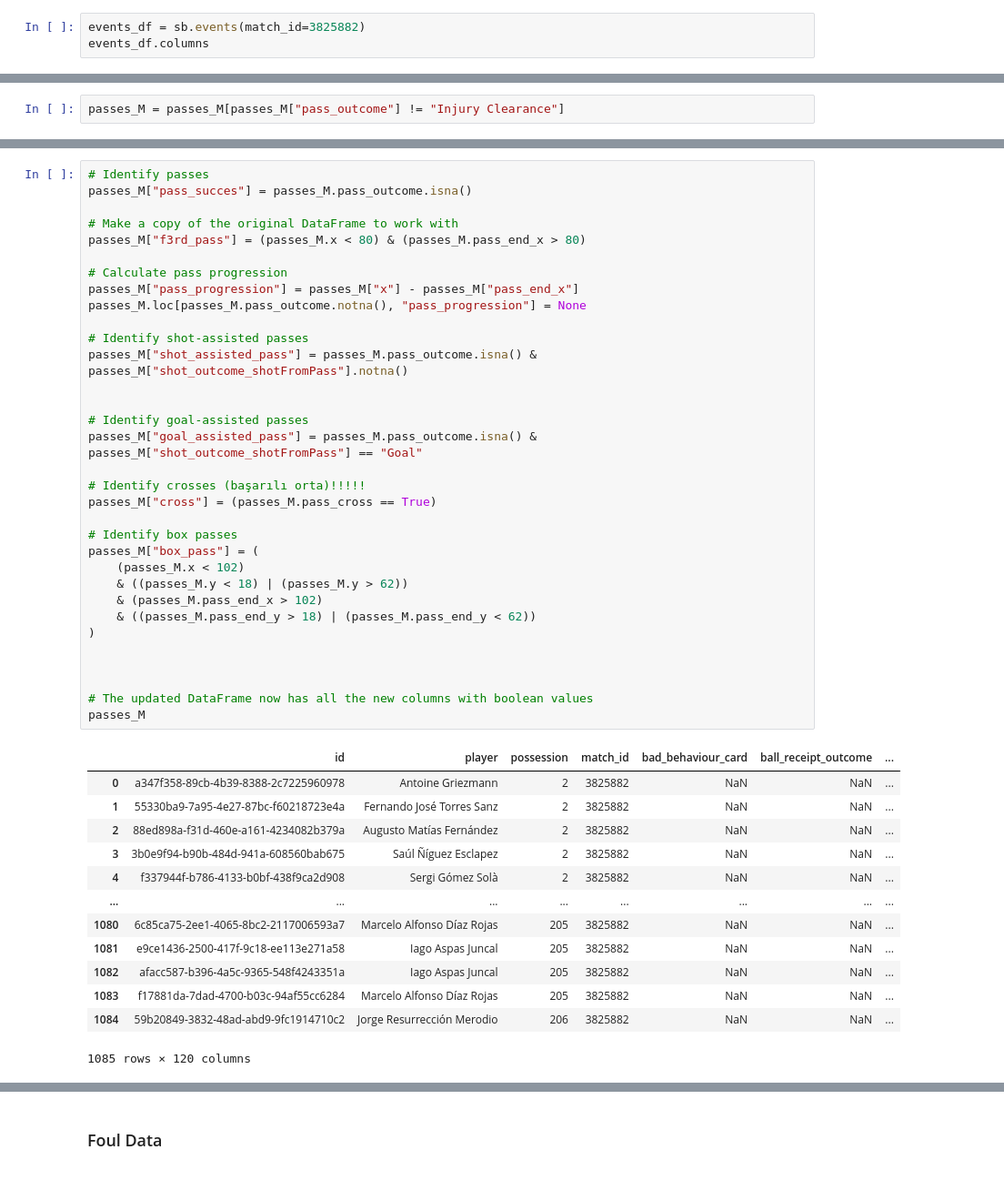
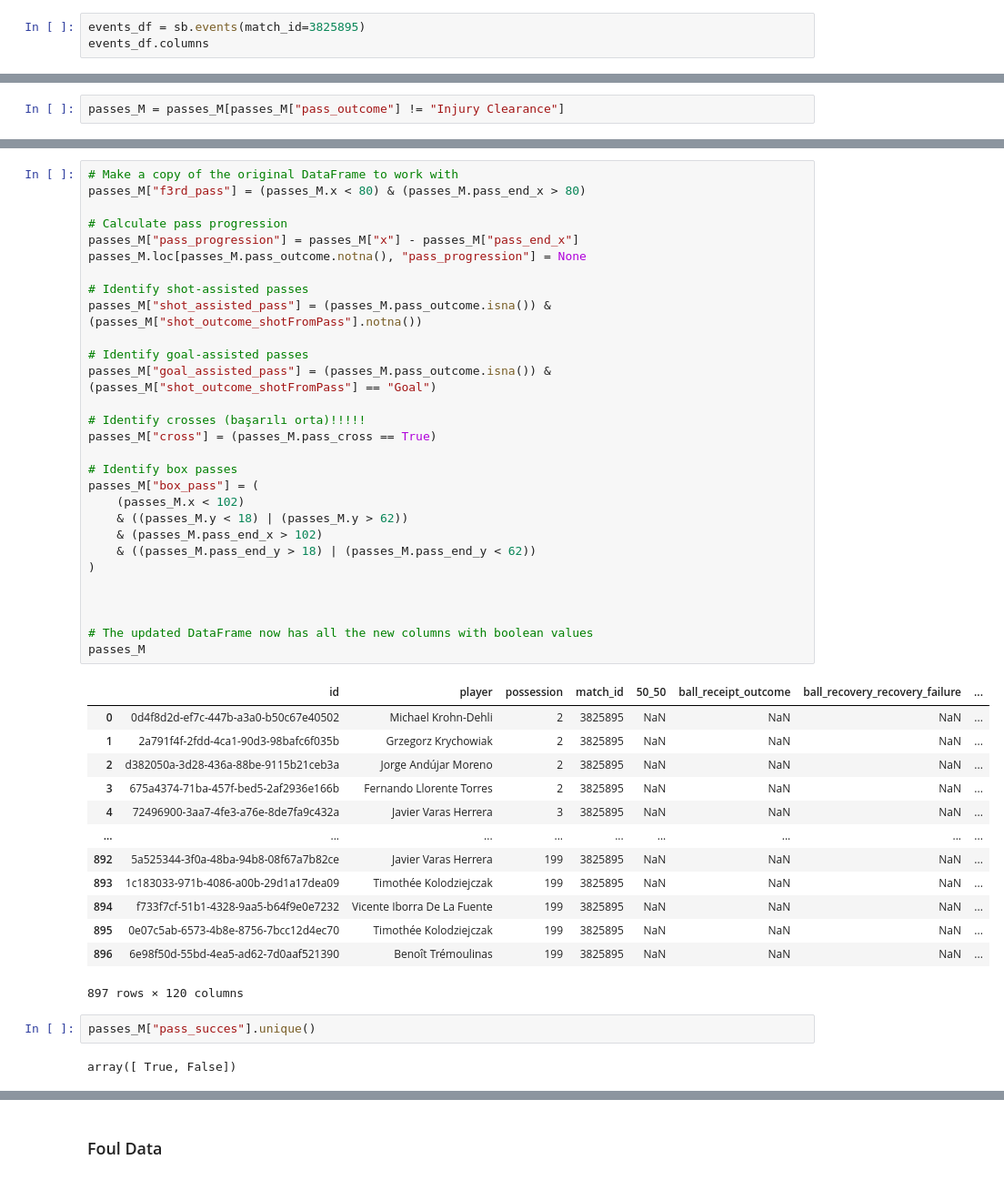
Before and after one commit to emirsglm/Bitirme, a Jupyter notebook: dataprep.ipynb, the cells around one changed output, grey strips where cells are left out. Shown at 91% size. Saved outputs shown, nothing was run; the diff lists cells and outputs as text.

```diff
--- a/dataprep.ipynb
+++ b/dataprep.ipynb
@@ -66,6 +66,6 @@ events_extra_info.head(5)
 | 3 | 3825855 | 2016-05-02 | 20:30:00.000 | Spain - La Liga | Málaga | Levante UD | 3 | 1 | ... |
 | 4 | 3825908 | 2016-05-15 | 19:00:00.000 | Spain - La Liga | Espanyol | Eibar | 4 | 2 | ... |
 # %%
-events_df = sb.events(match_id=3825882)
+events_df = sb.events(match_id=3825895)
 events_df.columns
 # %% [output]
@@ -315,47 +338,47 @@ Name: shot_outcome_shotFromPass, Length: 1085, dtype: bool
 # %%
-# Identify passes
-passes_M["pass_succes"] = passes_M.pass_outcome.isna()
-
 # Make a copy of the original DataFrame to work with
 passes_M["f3rd_pass"] = (passes_M.x < 80) & (passes_M.pass_end_x > 80)
 
 # Calculate pass progression
 passes_M["pass_progression"] = passes_M["x"] - passes_M["pass_end_x"]
 passes_M.loc[passes_M.pass_outcome.notna(), "pass_progression"] = None
 
 # Identify shot-assisted passes
-passes_M["shot_assisted_pass"] = passes_M.pass_outcome.isna() &  passes_M["shot_outcome_shotFromPass"].notna()
-
+passes_M["shot_assisted_pass"] = (passes_M.pass_outcome.isna()) &  (passes_M["shot_outcome_shotFromPass"].notna())
 
 # Identify goal-assisted passes
-passes_M["goal_assisted_pass"] = passes_M.pass_outcome.isna() & passes_M["shot_outcome_shotFromPass"] == "Goal"
+passes_M["goal_assisted_pass"] = (passes_M.pass_outcome.isna()) & (passes_M["shot_outcome_shotFromPass"] == "Goal")
 
 # Identify crosses (başarılı orta)!!!!!
 passes_M["cross"] = (passes_M.pass_cross == True)
 
 # Identify box passes
 passes_M["box_pass"] = (
     (passes_M.x < 102)
     & ((passes_M.y < 18) | (passes_M.y > 62))
     & (passes_M.pass_end_x > 102)
     & ((passes_M.pass_end_y > 18) | (passes_M.pass_end_y < 62))
 )
 
 
 
 # The updated DataFrame now has all the new columns with boolean values
 passes_M
 # %% [output]
-|  | id | player | possession | match_id | bad_behaviour_card | ball_receipt_outcome | ... |
-| 0 | a347f358-89cb-4b39-8388-2c7225960978 | Antoine Griezmann | 2 | 3825882 | NaN | NaN | ... |
-| 1 | 55330ba9-7a95-4e27-87bc-f60218723e4a | Fernando José Torres Sanz | 2 | 3825882 | NaN | NaN | ... |
-| 2 | 88ed898a-f31d-460e-a161-4234082b379a | Augusto Matías Fernández | 2 | 3825882 | NaN | NaN | ... |
-| 3 | 3b0e9f94-b90b-484d-941a-608560bab675 | Saúl Ñíguez Esclapez | 2 | 3825882 | NaN | NaN | ... |
-| 4 | f337944f-b786-4133-b0bf-438f9ca2d908 | Sergi Gómez Solà | 2 | 3825882 | NaN | NaN | ... |
-| ... | ... | ... | ... | ... | ... | ... | ... |
-| 1080 | 6c85ca75-2ee1-4065-8bc2-2117006593a7 | Marcelo Alfonso Díaz Rojas | 205 | 3825882 | NaN | NaN | ... |
-| 1081 | e9ce1436-2500-417f-9c18-ee113e271a58 | Iago Aspas Juncal | 205 | 3825882 | NaN | NaN | ... |
-| 1082 | afacc587-b396-4a5c-9365-548f4243351a | Iago Aspas Juncal | 205 | 3825882 | NaN | NaN | ... |
-| 1083 | f17881da-7dad-4700-b03c-94af55cc6284 | Marcelo Alfonso Díaz Rojas | 205 | 3825882 | NaN | NaN | ... |
-| 1084 | 59b20849-3832-48ad-abd9-9fc1914710c2 | Jorge Resurrección Merodio | 206 | 3825882 | NaN | NaN | ... |
+|  | id | player | possession | match_id | 50_50 | ball_receipt_outcome | ball_recovery_recovery_failure | ... |
+| 0 | 0d4f8d2d-ef7c-447b-a3a0-b50c67e40502 | Michael Krohn-Dehli | 2 | 3825895 | NaN | NaN | NaN | ... |
+| 1 | 2a791f4f-2fdd-4ca1-90d3-98bafc6f035b | Grzegorz Krychowiak | 2 | 3825895 | NaN | NaN | NaN | ... |
+| 2 | d382050a-3d28-436a-88be-9115b21ceb3a | Jorge Andújar Moreno | 2 | 3825895 | NaN | NaN | NaN | ... |
+| 3 | 675a4374-71ba-457f-bed5-2af2936e166b | Fernando Llorente Torres | 2 | 3825895 | NaN | NaN | NaN | ... |
+| 4 | 72496900-3aa7-4fe3-a76e-8de7fa9c432a | Javier Varas Herrera | 3 | 3825895 | NaN | NaN | NaN | ... |
+| ... | ... | ... | ... | ... | ... | ... | ... | ... |
+| 892 | 5a525344-3f0a-48ba-94b8-08f67a7b82ce | Javier Varas Herrera | 199 | 3825895 | NaN | NaN | NaN | ... |
+| 893 | 1c183033-971b-4086-a00b-29d1a17dea09 | Timothée Kolodziejczak | 199 | 3825895 | NaN | NaN | NaN | ... |
+| 894 | f733f7cf-51b1-4328-9aa5-b64f9e0e7232 | Vicente Iborra De La Fuente | 199 | 3825895 | NaN | NaN | NaN | ... |
+| 895 | 0e07c5ab-6573-4b8e-8756-7bcc12d4ec70 | Timothée Kolodziejczak | 199 | 3825895 | NaN | NaN | NaN | ... |
+| 896 | 6e98f50d-55bd-4ea5-ad62-7d0aaf521390 | Benoît Trémoulinas | 199 | 3825895 | NaN | NaN | NaN | ... |
-1085 rows × 120 columns
+897 rows × 120 columns
+# %%
+passes_M["pass_succes"].unique()
+# %% [output]
+array([ True, False])
```
Also changed, not shown: parts of 29 cells of this notebook, 5 other files.
